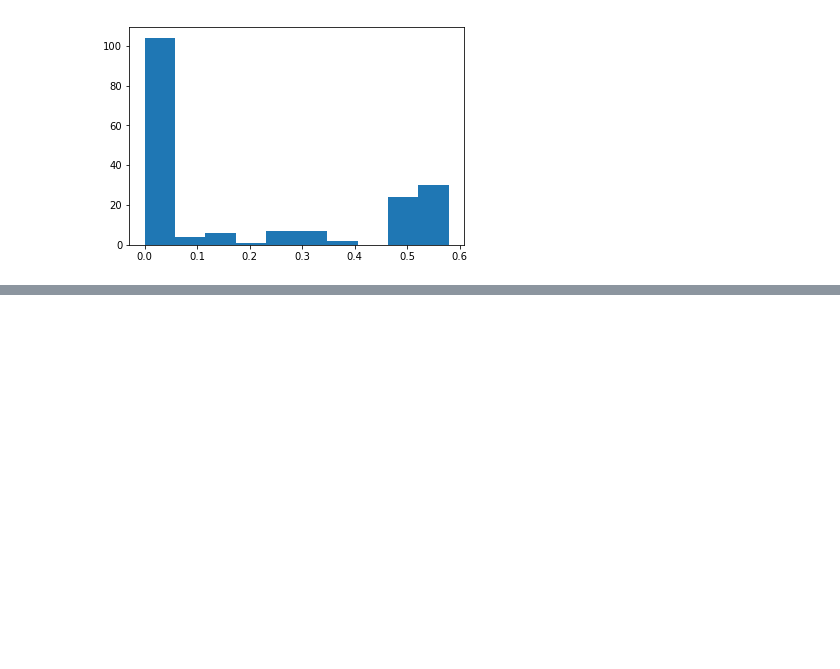
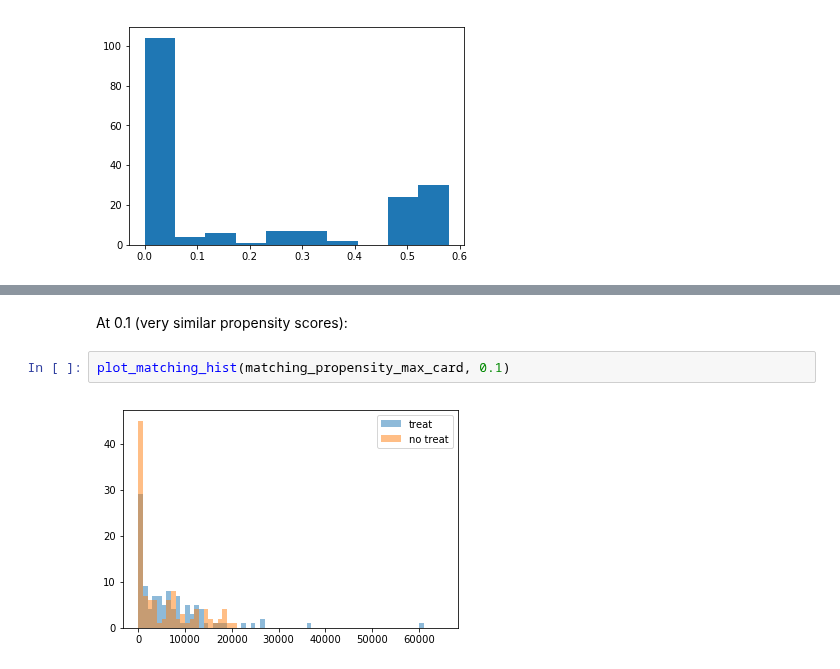
Before and after one commit to Victor-Palacios/epfl_ada, a Jupyter notebook: hw4/hw4_ahmed.ipynb, the cells around one changed output, grey strips where cells are left out. Saved outputs shown, nothing was run; the diff lists cells and outputs as text; blank space fills up the shorter version.

```diff
--- a/hw4/hw4_ahmed.ipynb
+++ b/hw4/hw4_ahmed.ipynb
@@ -355,0 +404,6 @@ Looking at this histogram we see that there are some bothering matchings where t
+# %% [markdown]
+At 0.1 (very similar propensity scores):
+# %%
+plot_matching_hist(matching_propensity_max_card, 0.1)
+# %% [output]
+[figure, added]
```
Also changed, not shown: parts of 16 cells of this notebook.
